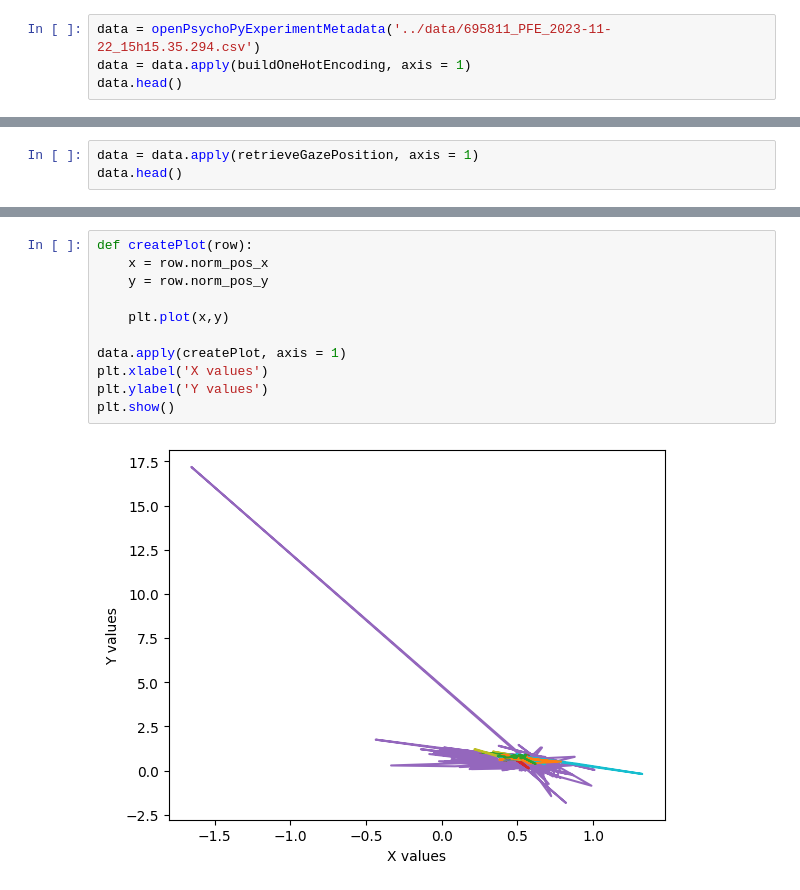
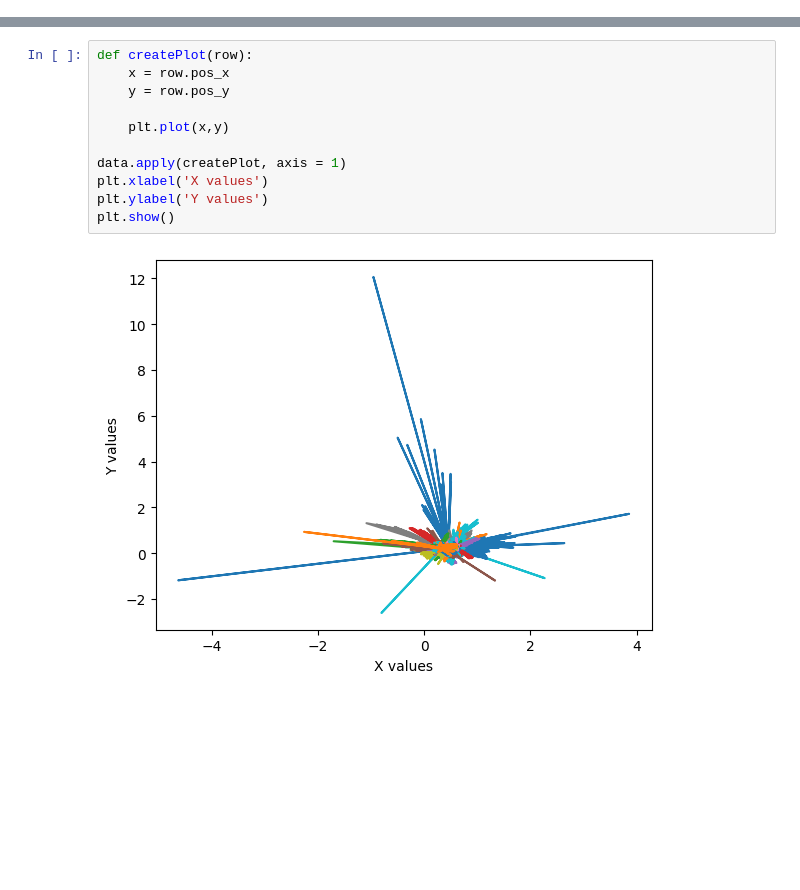
Before and after one commit to QuentinPerret/PFE-EyeTracking, a Jupyter notebook: notebooks/data_analyzer.ipynb, the cells around one changed output, grey strips where cells are left out. Saved outputs shown, nothing was run; the diff lists cells and outputs as text; blank space fills up the shorter version.

```diff
--- a/notebooks/data_analyzer.ipynb
+++ b/notebooks/data_analyzer.ipynb
@@ -22,4 +13,0 @@ objectCenter.head()
-# %%
-data = openPsychoPyExperimentMetadata('../data/695811_PFE_2023-11-22_15h15.35.294.csv')
-data = data.apply(buildOneHotEncoding, axis = 1)
-data.head()
@@ -33,3 +13,0 @@ data.head()
-# %%
-data = data.apply(retrieveGazePosition, axis = 1)
-data.head()
@@ -66,16 +55,16 @@ data.head()
 # %%
 def createPlot(row):
-    x = row.norm_pos_x
-    y = row.norm_pos_y
+    x = row.pos_x
+    y = row.pos_y
 
     plt.plot(x,y)
 
 data.apply(createPlot, axis = 1)
 plt.xlabel('X values')
 plt.ylabel('Y values')
 plt.show()
 # %% [output]
-[figure, old version]
+[figure, new version]
 # %%
 data["fixations"] = data.apply(lambda x : get_fixations(x),axis = 1)
 data.head()
```
Also changed, not shown: parts of 14 cells of this notebook, 4 other files.
